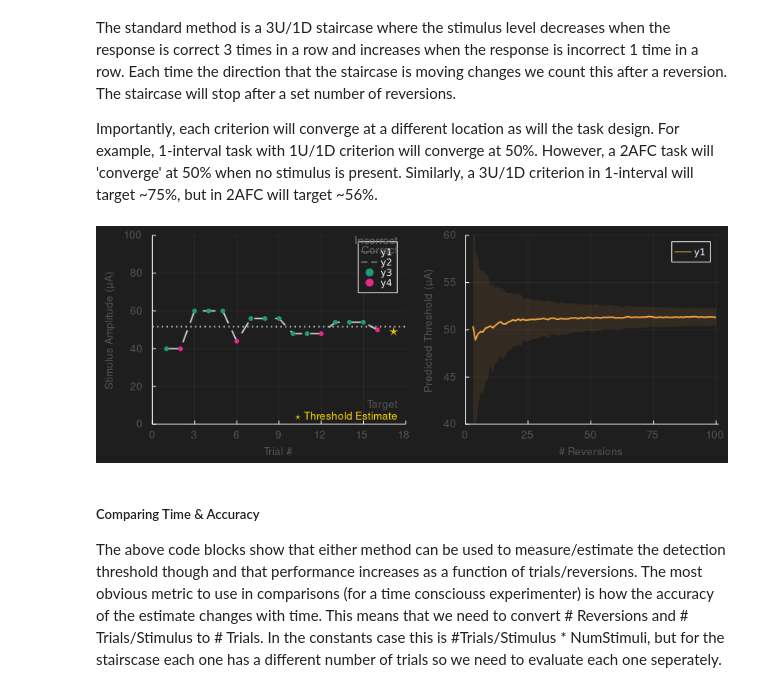
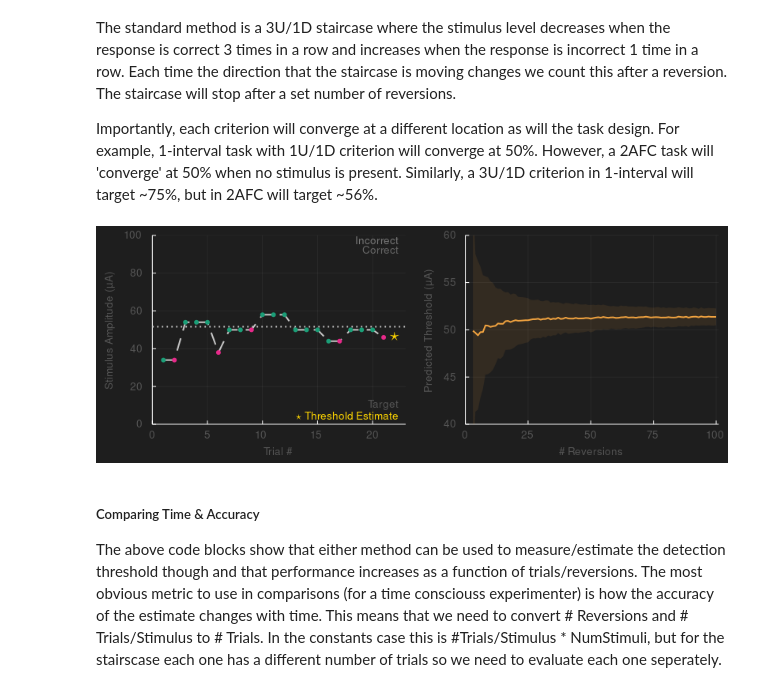
Before and after one commit to CMGreenspon/BCIDetectionThresholdSimulations, a Jupyter notebook: DetectionThresholdNotebook.ipynb, the cells around one changed output. Saved outputs shown, nothing was run; the diff lists cells and outputs as text; code cells hidden in the pictures.

```diff
--- a/DetectionThresholdNotebook.ipynb
+++ b/DetectionThresholdNotebook.ipynb
@@ -107,13 +107,13 @@ The alternative approach is to 'adapt' to the responses and adjust the stimuli a
 Importantly, each criterion will converge at a different location as will the task design. For example, 1-interval task with 1U/1D criterion will converge at 50%. However, a 2AFC task will 'converge' at 50% when no stimulus is present. Similarly, a 3U/1D criterion in 1-interval will target ~75%, but in 2AFC will target ~56%.
 # %%
 criterion = [3,1]
-num_afc = 2;
+num_afc = 2
 target_p = GetTransformedStaircaseTarget(num_afc, criterion)
 target_amplitude = quantile(Normal(detection_threshold, sigma), target_p)
 # Single staircase simulation
 amplitude_history, detection_history, reversion_history, estimated_thresholds, stop_point =
  TransformedStaircaseSimulation(valid_stims,  pDetected, Criterion = criterion,
-  MaxReversions = 7, NumPerms = 1, NumAFC = num_afc)
+  MaxReversions = 7, NumPermutations = 1, NumAFC = num_afc, UseMLE = true)
 # Identify which trials were correct/incorrect
 term_idx = findfirst(isnan.(amplitude_history))[1]
 correct_idx = findall(vec(detection_history[1:term_idx]) .== 1)
@@ -126,7 +126,7 @@ staircase_num_revs_t_est = fill(NaN, max_num_reversions, num_stair_perms)
 staircase_num_revs_t_stop = fill(NaN, max_num_reversions, num_stair_perms)
 Threads.@threads for MaxReversions = 3:max_num_reversions
   _, _, _, staircase_num_revs_t_est[MaxReversions,:], staircase_num_revs_t_stop[MaxReversions,:] =
-   TransformedStaircaseSimulation(valid_stims, pDetected, MaxReversions = MaxReversions, NumPerms = num_stair_perms, NumAFC = 2,
+   TransformedStaircaseSimulation(valid_stims, pDetected, MaxReversions = MaxReversions, NumPermutations = num_stair_perms, NumAFC = 2,
    SkipFirstNReversions = 2)
 end
 # Compute stats across permutations
@@ -141,34 +141,34 @@ StaircaseExamplePlot = plot(xlabel = "Trial #", ylabel = "Stimulus Amplitude (μ
   plot!(StaircaseExamplePlot, [0,term_idx+1], [target_amplitude, target_amplitude],
    color="rgb(200,200,200)", linestyle=:dot)
   # Show trial history
   plot!(StaircaseExamplePlot, 1:term_idx, amplitude_history[1:term_idx],
    color="rgb(200,200,200)", linestyle=:dash)
   scatter!(StaircaseExamplePlot, correct_idx, amplitude_history[correct_idx],
    markercolor=ColorSchemes.Dark2_3[1],
   markerstrokecolor=ColorSchemes.Dark2_3[1])
   scatter!(StaircaseExamplePlot, incorrect_idx, amplitude_history[incorrect_idx],
    markercolor=ColorSchemes.Dark2_4[4],
   markerstrokecolor=ColorSchemes.Dark2_4[4])
   # Annotations
   annotate!(StaircaseExamplePlot, term_idx+0.5, 100, "Incorrect",
   annotationhalign=:right, annotationvalign=:top, annotationcolor=ColorSchemes.Dark2_4[4])
   annotate!(StaircaseExamplePlot, term_idx+0.5, 95, "Correct",
   annotationhalign=:right, annotationvalign=:top, annotationcolor=ColorSchemes.Dark2_3[1])
   annotate!(StaircaseExamplePlot, term_idx+0.5, 8, "Target",
   annotationhalign=:right, annotationvalign=:bottom, annotationcolor="rgb(200,200,200)")
   annotate!(StaircaseExamplePlot, term_idx+0.5, 2, "⋆ Threshold Estimate",
   annotationhalign=:right, annotationvalign=:bottom, annotationcolor=:gold)
   annotate!(StaircaseExamplePlot, term_idx+0.5, estimated_thresholds[1], "⋆",
   annotationhalign=:right, annotationvalign=:center, annotationcolor=:gold, annotationfontsize=15)
 
 StaircaseNumReversionsPlot = plot(xlabel = "# Reversions", ylabel = "Predicted Threshold (μA)",
   xlim=(0, max_num_reversions+1), ylim=(40,60), size=(800,350))
   plot!(StaircaseNumReversionsPlot, collect(1:max_num_reversions), t_mean_tstairs, ribbon=t_std_tstairs,
    fillalpha=0.1, linewidth=2, linecolor=ColorSchemes.PuOr_3[1], fillcolor=ColorSchemes.PuOr_3[1])
 
 plot(StaircaseExamplePlot, StaircaseNumReversionsPlot, bottom_margin=5mm, left_margin=5mm, size=(800, 300))
 # %% [output]
-[figure, old version]
+[figure, new version]
 # %% [markdown]
 ##### Comparing Time & Accuracy
 The above code blocks show that either method can be used to measure/estimate the detection threshold though and that performance increases as a function of trials/reversions. The most obvious metric to use in comparisons (for a time consciouss experimenter) is how the accuracy of the estimate changes with time. This means that we need to convert # Reversions and # Trials/Stimulus to # Trials. In the constants case this is #Trials/Stimulus * NumStimuli, but for the stairscase each one has a different number of trials so we need to evaluate each one seperately.
```
Also changed, not shown: parts of 8 cells of this notebook, 2 other files.
